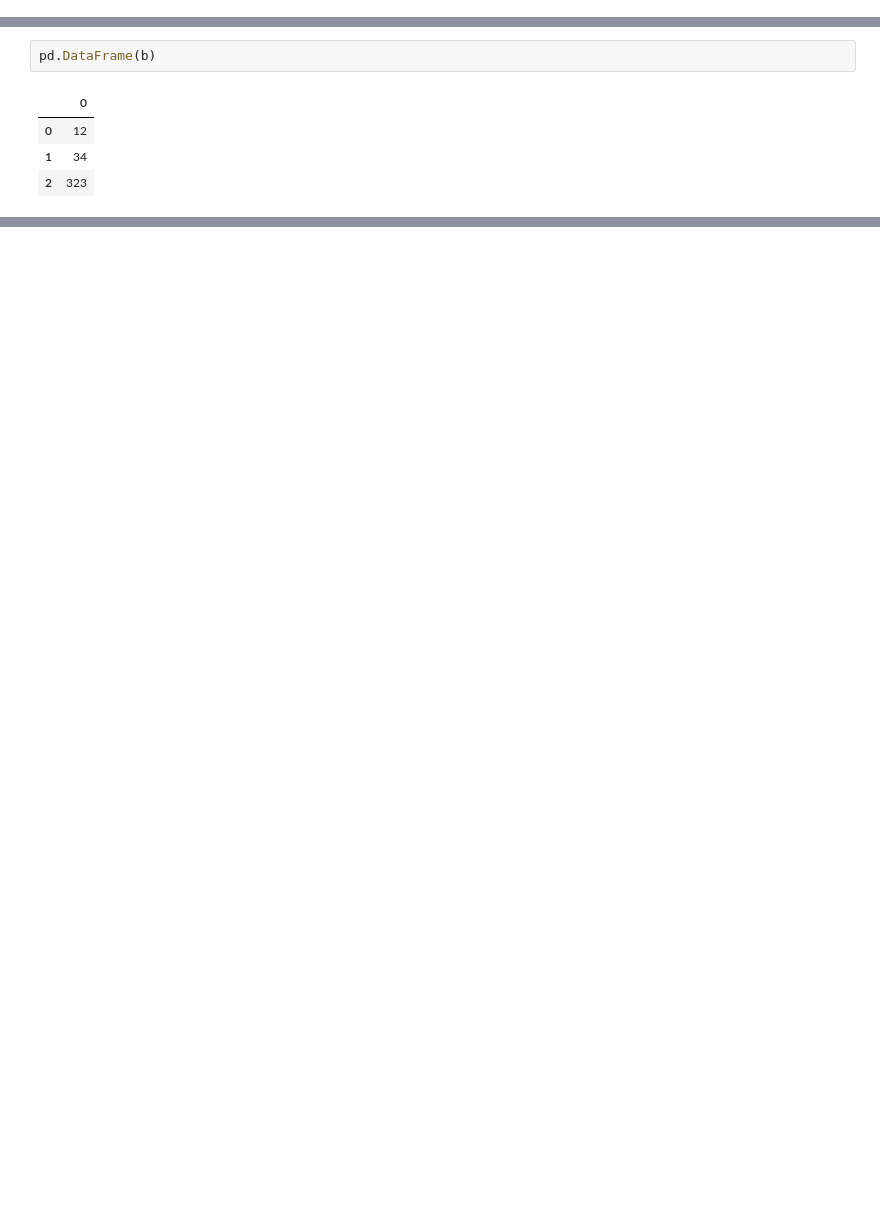
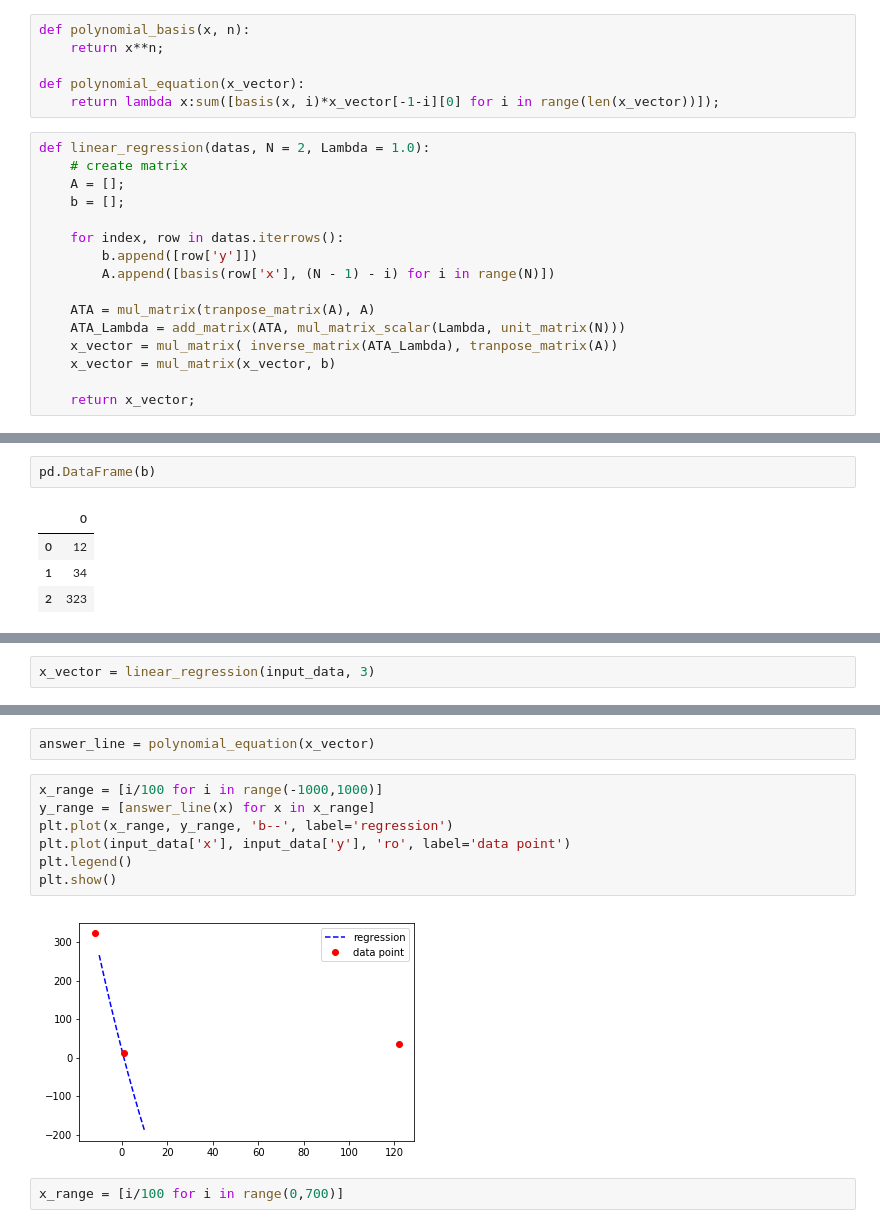
Before and after one commit to csielee/2018ML, a Jupyter notebook: HW1/HW1.ipynb, the cells around one changed output, grey strips where cells are left out. Drawn from its saved outputs; the diff is of its cells as text; blank space fills up the shorter version.

Commit message:
Finish rLSE linear regression and Gen some data
implement matrix op by list
inverse matrix by LU
gen data random from sin

```diff
--- a/HW1/HW1.ipynb
+++ b/HW1/HW1.ipynb
@@ -17,3 +101,25 @@ import matplotlib.pyplot as plt
+# %%
+def polynomial_basis(x, n):
+    return x**n;
+
+def polynomial_equation(x_vector):
+    return lambda x:sum([basis(x, i)*x_vector[-1-i][0] for i in range(len(x_vector))]);
+# %%
+def linear_regression(datas, N = 2, Lambda = 1.0):
+    # create matrix
+    A = [];
+    b = [];
+
+    for index, row in datas.iterrows():
+        b.append([row['y']])
+        A.append([basis(row['x'], (N - 1) - i) for i in range(N)])
+
+    ATA = mul_matrix(tranpose_matrix(A), A)
+    ATA_Lambda = add_matrix(ATA, mul_matrix_scalar(Lambda, unit_matrix(N)))
+    x_vector = mul_matrix( inverse_matrix(ATA_Lambda), tranpose_matrix(A))
+    x_vector = mul_matrix(x_vector, b)
+
+    return x_vector;
 # %%
 # config
 
@@ -70,0 +180,2 @@ pd.DataFrame(b)
+# %%
+x_vector = linear_regression(input_data, 3)
@@ -70,0 +189,13 @@ pd.DataFrame(b)
+# %%
+answer_line = polynomial_equation(x_vector)
+# %%
+x_range = [i/100 for i in range(-1000,1000)]
+y_range = [answer_line(x) for x in x_range]
+plt.plot(x_range, y_range, 'b--', label='regression')
+plt.plot(input_data['x'], input_data['y'], 'ro', label='data point')
+plt.legend()
+plt.show()
+# %% [output]
+[figure, added]
+# %%
+x_range = [i/100 for i in range(0,700)]
```
Also changed, not shown: parts of 11 cells of this notebook.
